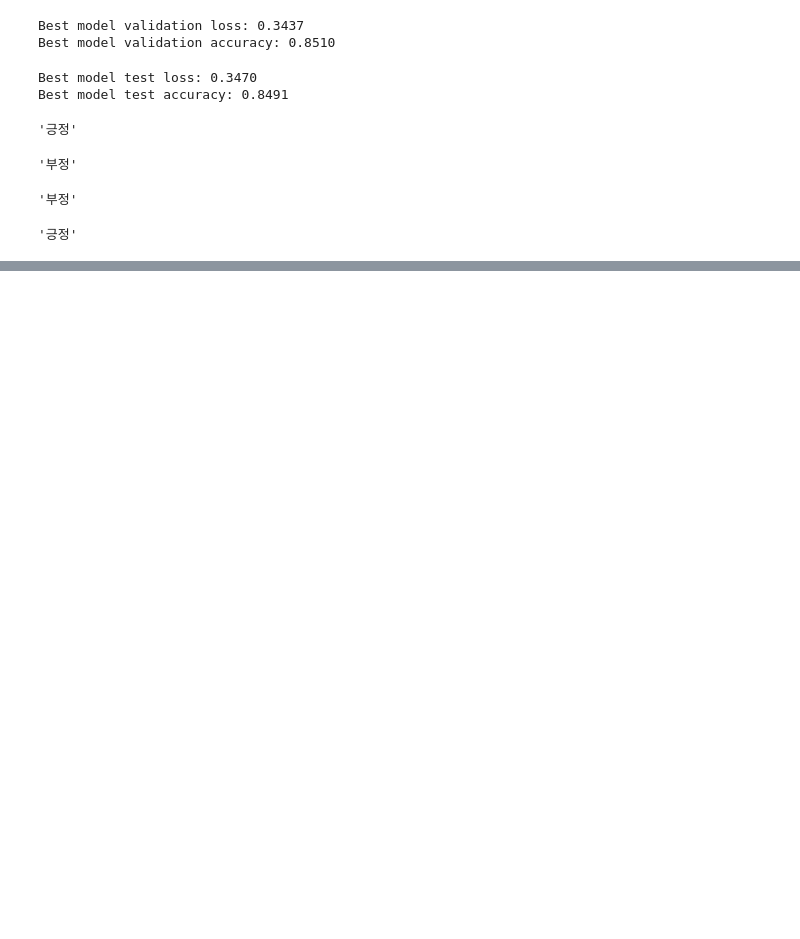
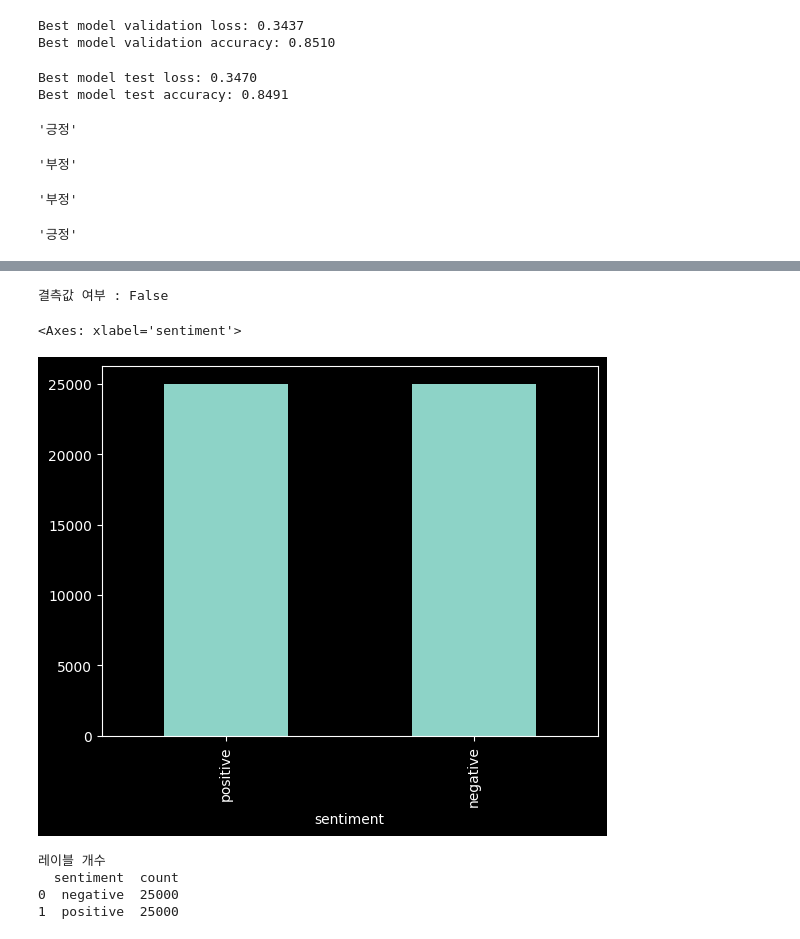
Before and after one commit to kimsol1134/pytorch-deep-learning-notes, a Jupyter notebook: week_7.ipynb, the cells around one changed output, grey strips where cells are left out. Cells and saved outputs as stored; diff of their text form; code cells hidden in the pictures; blank space fills up the shorter version.

```diff
--- a/week_7.ipynb
+++ b/week_7.ipynb
@@ -577,0 +1089,3 @@ predict(test_input, model, word_to_index, index_to_tag)
+# %%
+df = pd.read_csv('IMDB Dataset.csv')
+df
@@ -577,0 +1118,17 @@ predict(test_input, model, word_to_index, index_to_tag)
+# %%
+print('결측값 여부 :', df.isnull().values.any())
+# %% [output]
+결측값 여부 : False
+# %%
+df['sentiment'].value_counts().plot(kind='bar')
+# %% [output]
+<Axes: xlabel='sentiment'>
+[figure, added]
+# %%
+print('레이블 개수')
+print(df.groupby('sentiment').size().reset_index(name='count'))
+# %% [output]
+레이블 개수
+  sentiment  count
+0  negative  25000
+1  positive  25000
```
Also changed, not shown: parts of 92 cells of this notebook, 2 other files.
